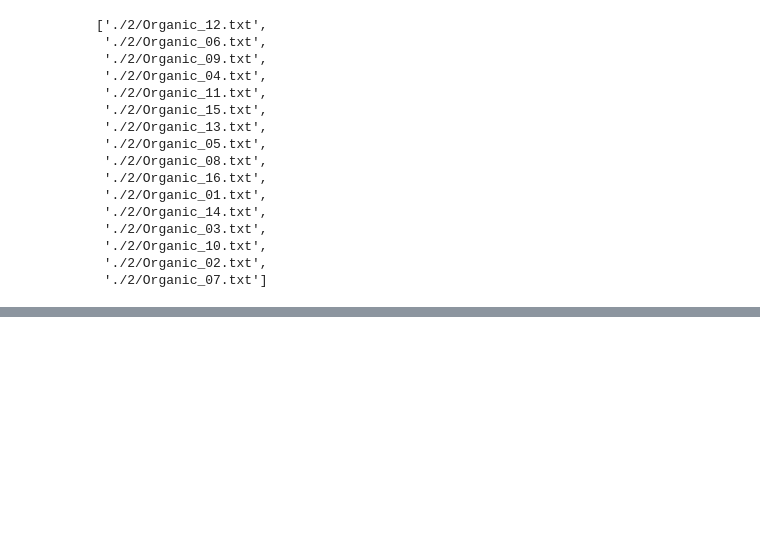
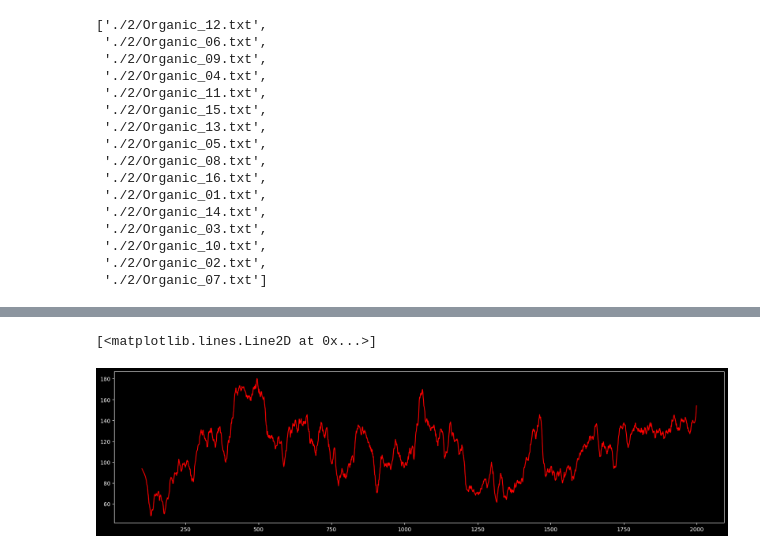
Before and after one commit to oftavira/raman, a Jupyter notebook: raman.ipynb, the cells around one changed output, grey strips where cells are left out. Drawn from its saved outputs; the diff is of its cells as text; code cells hidden in the pictures; blank space fills up the shorter version.

```diff
--- a/raman.ipynb
+++ b/raman.ipynb
@@ -419,0 +574,19 @@ f.plotpoints(lss)
+# %%
+# now we define u and v as x_data and yp respectively
+
+u = x_data
+v = yp
+
+# After this we apply the Savitzky-Golay filter
+
+from scipy.signal import savgol_filter
+vhat = savgol_filter(v, 25, 3) # window size 51, polynomial order 3
+
+# Ploting the data with h and w as width and height respectively
+h = 5
+w = 20
+plt.figure(figsize=(w, h))
+plt.plot(u, vhat, color='red')
+# %% [output]
+[<matplotlib.lines.Line2D at 0x...>]
+[figure, added]
```
Also changed, not shown: parts of 13 cells of this notebook, 16 other files.
